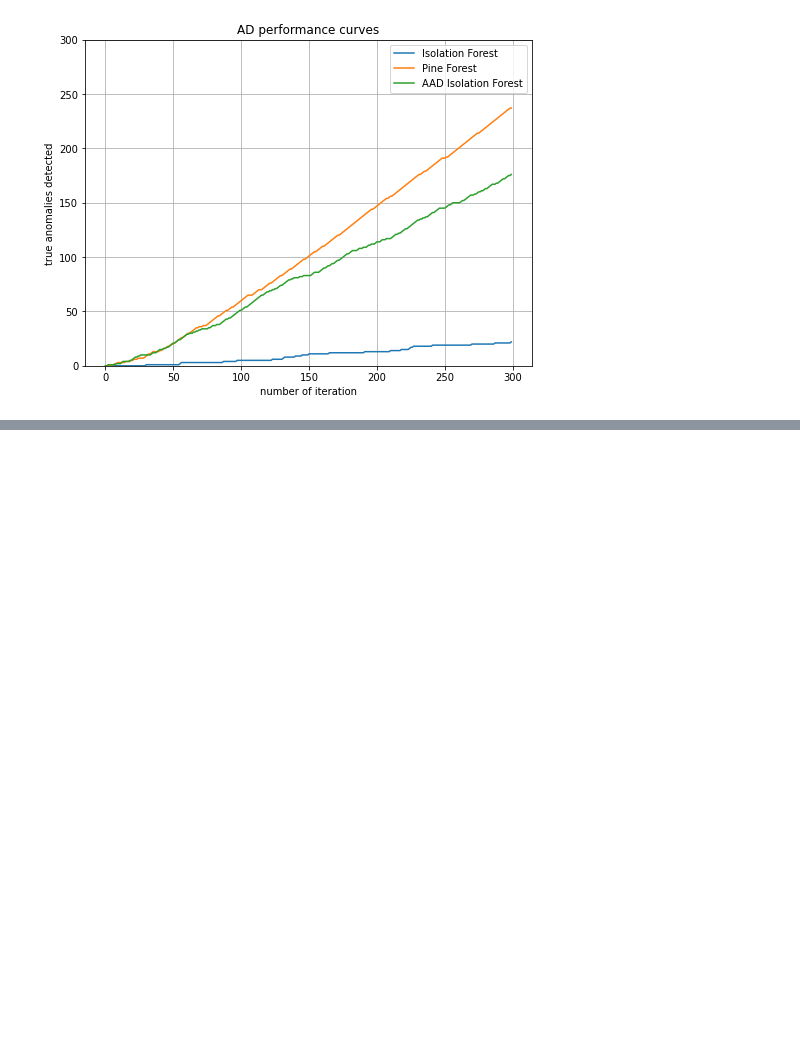
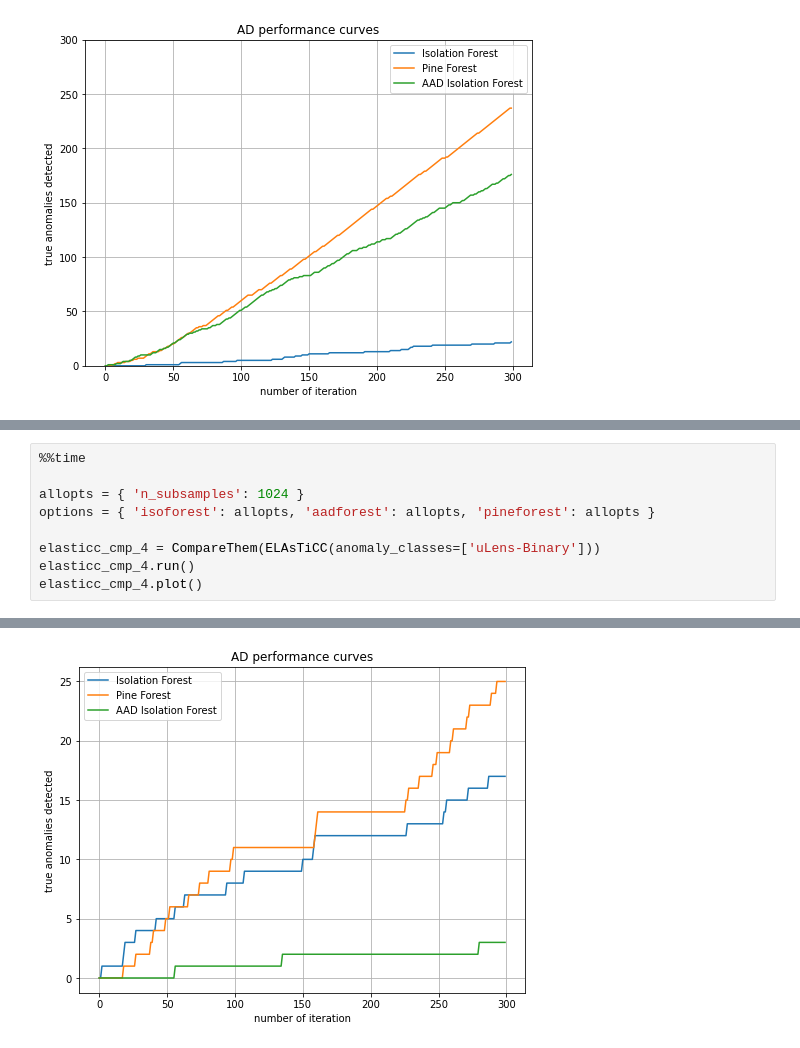
Before and after one commit to snad-space/coniferest, a Jupyter notebook: notebooks/comparison_on_ml_datasets.ipynb, the cells around one changed output, grey strips where cells are left out. Drawn from its saved outputs; the diff is of its cells as text; blank space fills up the shorter version.

```diff
--- a/notebooks/comparison_on_ml_datasets.ipynb
+++ b/notebooks/comparison_on_ml_datasets.ipynb
@@ -94,0 +201,10 @@ ValueError: Buffer dtype mismatch, expected 'float32_t' but got 'double'
+# %%
+%%time
+
+allopts = { 'n_subsamples': 1024 }
+options = { 'isoforest': allopts, 'aadforest': allopts, 'pineforest': allopts }
+
+elasticc_cmp_4 = CompareThem(ELAsTiCC(anomaly_classes=['uLens-Binary']))
+elasticc_cmp_4.run()
+elasticc_cmp_4.plot()
+# %% [output]
@@ -94,0 +213 @@ ValueError: Buffer dtype mismatch, expected 'float32_t' but got 'double'
+[figure, added]
```
Also changed, not shown: parts of 28 cells of this notebook, 1 other file.
